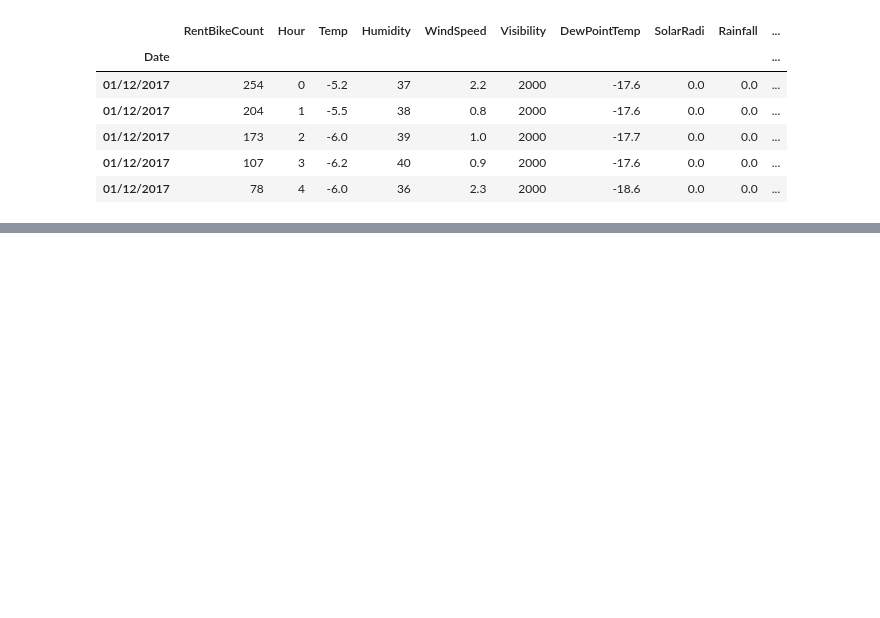
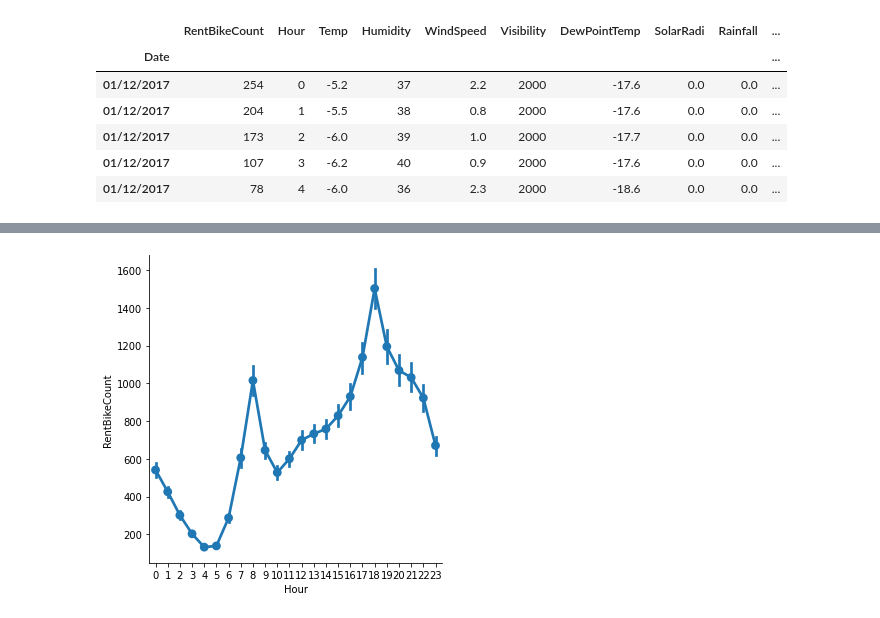
Before and after one commit to kulkarnivinayv/Analysis-of-Bike-Sharing-Demand-Prediction-, a Jupyter notebook: Analysis_of_Bike_Sharing_Demand_Prediction_Capstone_Project.ipynb, the cells around one changed output, grey strips where cells are left out. Drawn from its saved outputs; the diff is of its cells as text; code cells hidden in the pictures; blank space fills up the shorter version.

```diff
--- a/Analysis_of_Bike_Sharing_Demand_Prediction_Capstone_Project.ipynb
+++ b/Analysis_of_Bike_Sharing_Demand_Prediction_Capstone_Project.ipynb
@@ -181,0 +185,8 @@ ddf.head()
+# %%
+g = sns.factorplot(data = ddf,
+               x = "Hour",
+               y = "RentBikeCount",
+               ci = 95
+               )
+# %% [output]
+[figure, added]
```
Also changed, not shown: parts of 12 cells of this notebook.
